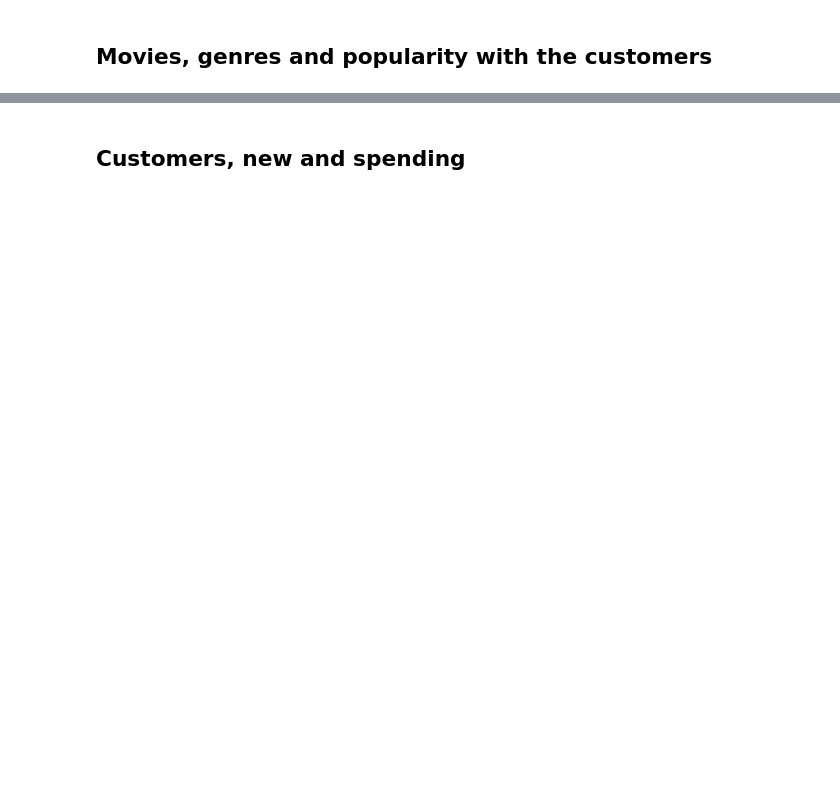
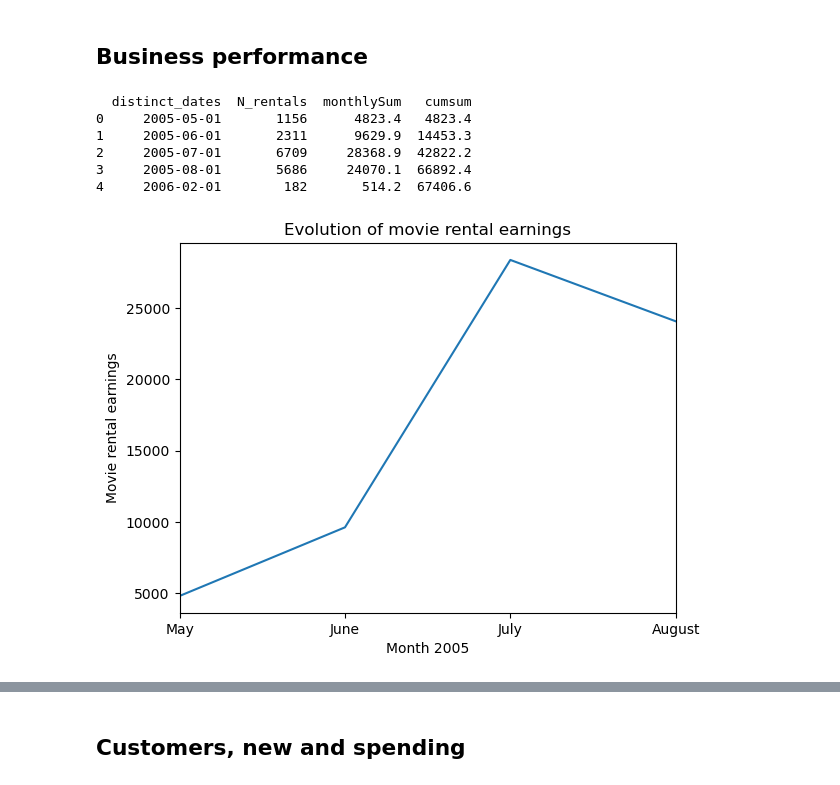
Before and after one commit to spaniel01/SQL_Python_sakila_data_analysis, a Jupyter notebook: Sakila_DB_analysis.ipynb, the cells around one changed output, grey strips where cells are left out. Drawn from its saved outputs; the diff is of its cells as text; code cells hidden in the pictures; blank space fills up the shorter version.

```diff
--- a/Sakila_DB_analysis.ipynb
+++ b/Sakila_DB_analysis.ipynb
@@ -39,2 +58,47 @@ display(HTML("""
-# %% [markdown]
-## Movies, genres and popularity with the customers
+# %% [markdown]
+## Business performance
+# %%
+# 6. N of rented movies by month
+# Part 1
+movie_by_month_temp = db.select(
+    db.func.concat(db.extract("year", rental.c.rental_date), ".", db.extract( "month",rental.c.rental_date)).label("distinct_dates"),
+    db.func.count().label("N_rentals")).\
+    group_by(db.func.concat(db.extract("year", rental.c.rental_date), ".", db.extract("month",rental.c.rental_date))).\
+        cte("movie_by_month")
+# Part 2
+## Subquery
+subQ =db.select(\
+                db.func.concat(db.extract("year", rental.c.rental_date), ".", db.extract( "month",rental.c.rental_date)).label("distinct_dates"),
+                db.func.sum(payment.c.amount).label("monthlySum")).\
+    select_from(rental.join(payment)).\
+        group_by(db.func.concat(db.extract("year", rental.c.rental_date), ".", db.extract( "month",rental.c.rental_date)))\
+            .subquery("subQ")
+## CTE
+cumSumEarningByMonth = db.select(
+    subQ.c.distinct_dates,
+    subQ.c.monthlySum,
+    db.func.sum(subQ.c.monthlySum).over(rows = (None, 0)).label("cumsum")).\
+    select_from(subQ).\
+        cte("cumSumEarningByMonth")
+# Final query
+stat = db.select(
+    movie_by_month_temp.c.distinct_dates,
+    movie_by_month_temp.c.N_rentals,
+    cumSumEarningByMonth.c.monthlySum,
+    cumSumEarningByMonth.c.cumsum).\
+    select_from(movie_by_month_temp.join(\
+                                         cumSumEarningByMonth, movie_by_month_temp.c.distinct_dates == cumSumEarningByMonth.c.distinct_dates))
+
+result_df = result_df_func(stat)
+result_df["distinct_dates"] = pd.to_datetime(result_df["distinct_dates"].str.replace(".", ""), format="%Y%m")
+result_df[["monthlySum", "cumsum"]] = result_df[["monthlySum", "cumsum"]].apply(pd.to_numeric)
+plot = result_df[result_df["distinct_dates"]< "2006-01-01"].plot(x = "distinct_dates", y="monthlySum", kind="line", legend = False, xlabel = "Month 2005", ylabel = "Movie rental earnings", title = "Evolution of movie rental earnings")
+plt.xticks(ticks = result_df.distinct_dates[0:4].to_list(), labels = result_df.distinct_dates.dt.month_name()[0:4].to_list());
+# %% [output]
+  distinct_dates  N_rentals  monthlySum   cumsum
+0     2005-05-01       1156      4823.4   4823.4
+1     2005-06-01       2311      9629.9  14453.3
+2     2005-07-01       6709     28368.9  42822.2
+3     2005-08-01       5686     24070.1  66892.4
+4     2006-02-01        182       514.2  67406.6
+[figure, added]
```
Also changed, not shown: parts of 43 cells of this notebook.
